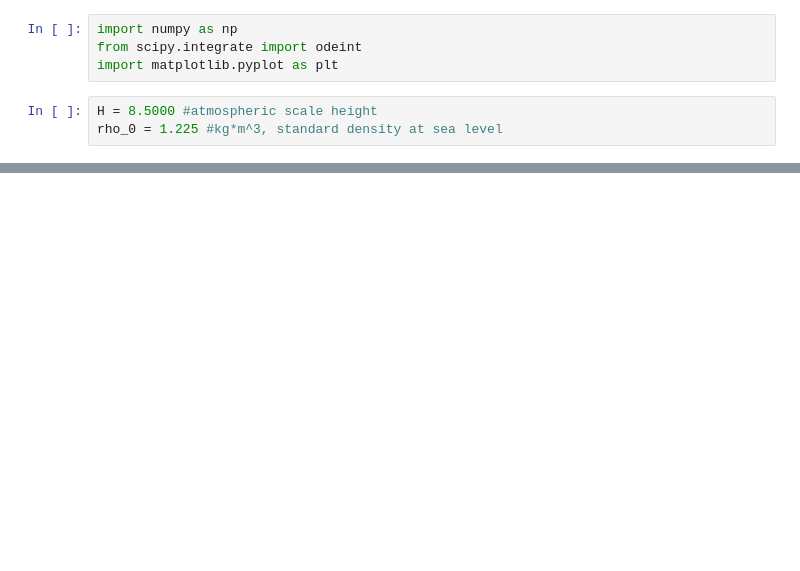
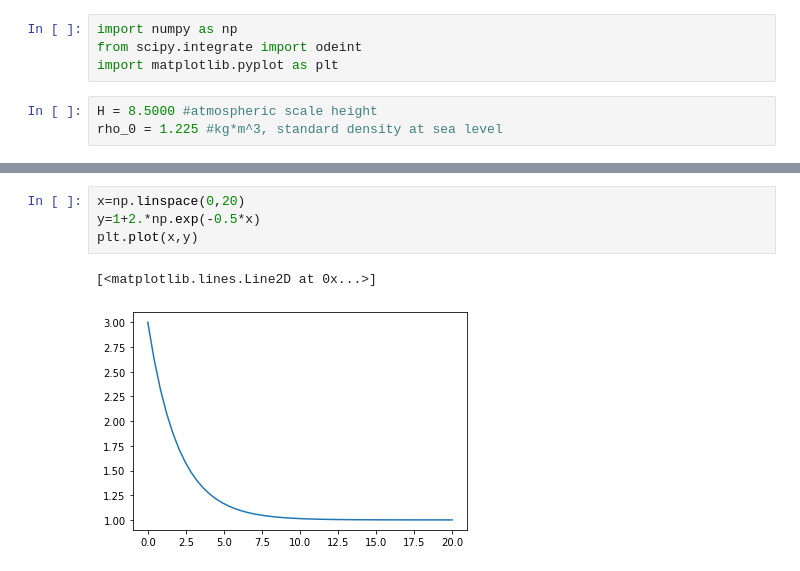
Before and after one commit to codatomrc/thesis, a Jupyter notebook: Prova_dinamica.ipynb, the cells around one changed output, grey strips where cells are left out. Drawn from its saved outputs; the diff is of its cells as text; blank space fills up the shorter version.

```diff
--- a/Prova_dinamica.ipynb
+++ b/Prova_dinamica.ipynb
@@ -27,0 +40,7 @@ plt.show()
+# %%
+x=np.linspace(0,20)
+y=1+2.*np.exp(-0.5*x)
+plt.plot(x,y)
+# %% [output]
+[<matplotlib.lines.Line2D at 0x...>]
+[figure, added]
```
Also changed, not shown: parts of 3 cells of this notebook, 8 other files.
